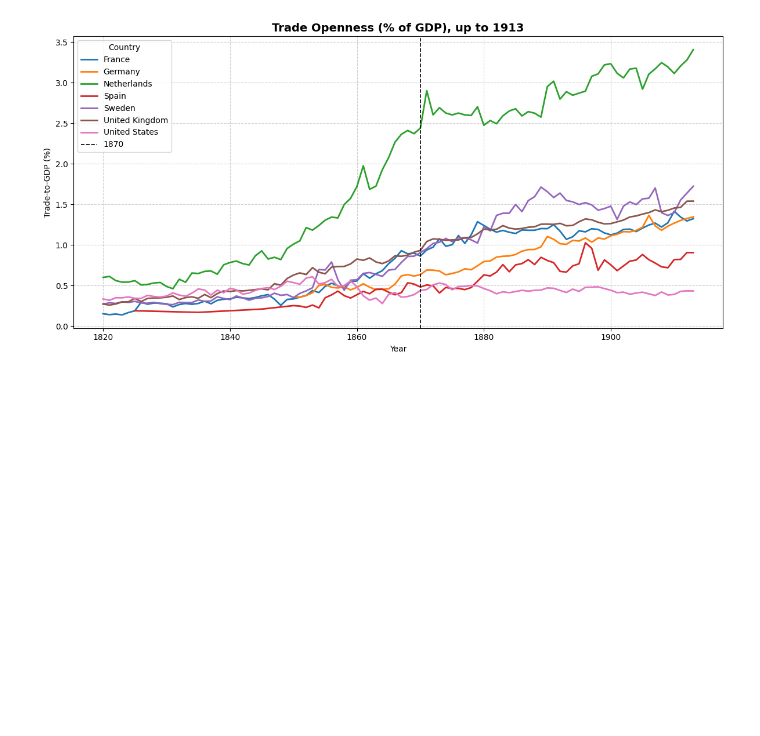
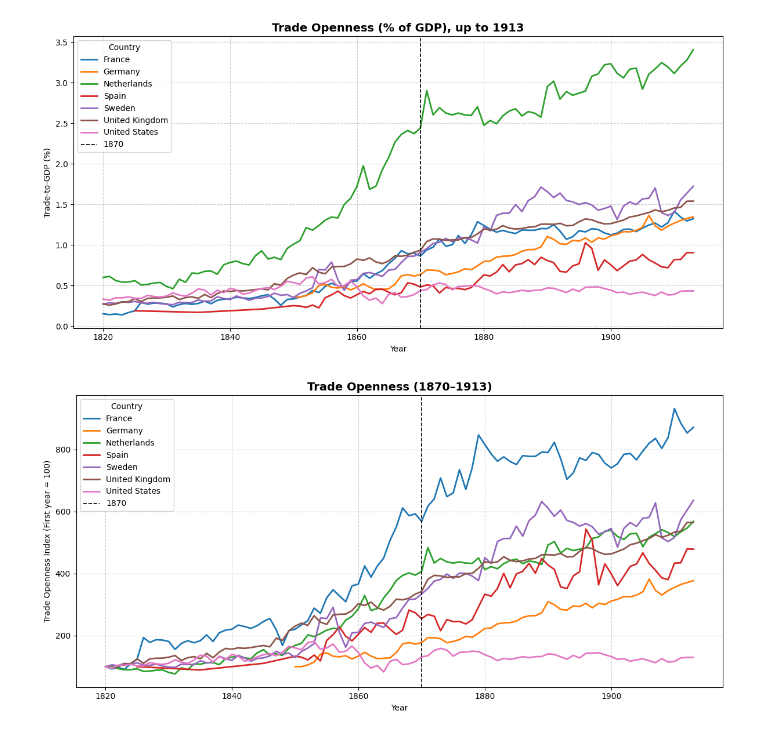
Before and after one commit to kabeerbora/1st_global, a Jupyter notebook: 1st_global.ipynb, the cells around one changed output. Cells and saved outputs as stored; diff of their text form; code cells hidden in the pictures; blank space fills up the shorter version.

```diff
--- a/1st_global.ipynb
+++ b/1st_global.ipynb
@@ -2057,3 +2057,54 @@ plt.tight_layout()
 plt.show()
 # %% [output]
 [figure]
+# %%
+import pandas as pd
+import matplotlib.pyplot as plt
+import seaborn as sns
+
+# --- 1️⃣ Compute GDP in millions (since pop is in thousands) ---
+merged_df['gdp_millions'] = (merged_df['gdppc'] * merged_df['pop']) / 1000
+
+# --- 2️⃣ Compute trade openness (% of GDP) ---
+merged_df['trade_to_gdp_percent'] = (
+    (merged_df['imports_1913'] + merged_df['exports_1913']) / merged_df['gdp_millions']
+) * 100
+
+# --- 3️⃣ Keep only data up to 1913 ---
+merged_df_pre1913 = merged_df[merged_df['year'] <= 1913].copy()
+
+# --- 4️⃣ Remove missing / extreme values if needed ---
+merged_df_pre1913 = merged_df_pre1913.dropna(subset=['trade_to_gdp_percent', 'country_for_merge'])
+merged_df_pre1913 = merged_df_pre1913[merged_df_pre1913['trade_to_gdp_percent'] < 500]
+
+# --- 5️⃣ Index trade-to-GDP to the first year available per country ---
+def index_trade(df):
+    return df / df.iloc[0] * 100
+
+merged_df_pre1913['trade_index'] = (
+    merged_df_pre1913.groupby('country_for_merge')['trade_to_gdp_percent']
+    .transform(index_trade)
+)
+
+# --- 6️⃣ Plot indexed trade-to-GDP ---
+plt.figure(figsize=(12,6))
+sns.lineplot(
+    data=merged_df_pre1913,
+    x='year',
+    y='trade_index',
+    hue='country_for_merge',
+    linewidth=2.0
+)
+
+# --- 7️⃣ Add vertical line at 1870 ---
+plt.axvline(x=1870, color='black', linestyle='--', linewidth=1.2, label='1870')
+
+plt.title('Trade Openness (1870–1913)', fontsize=14, weight='bold')
+plt.xlabel('Year')
+plt.ylabel('Trade Openness Index (First year = 100)')
+plt.legend(title='Country')
+plt.grid(True, linestyle='--', alpha=0.6)
+plt.tight_layout()
+plt.show()
+# %% [output]
+[figure, added]
```
